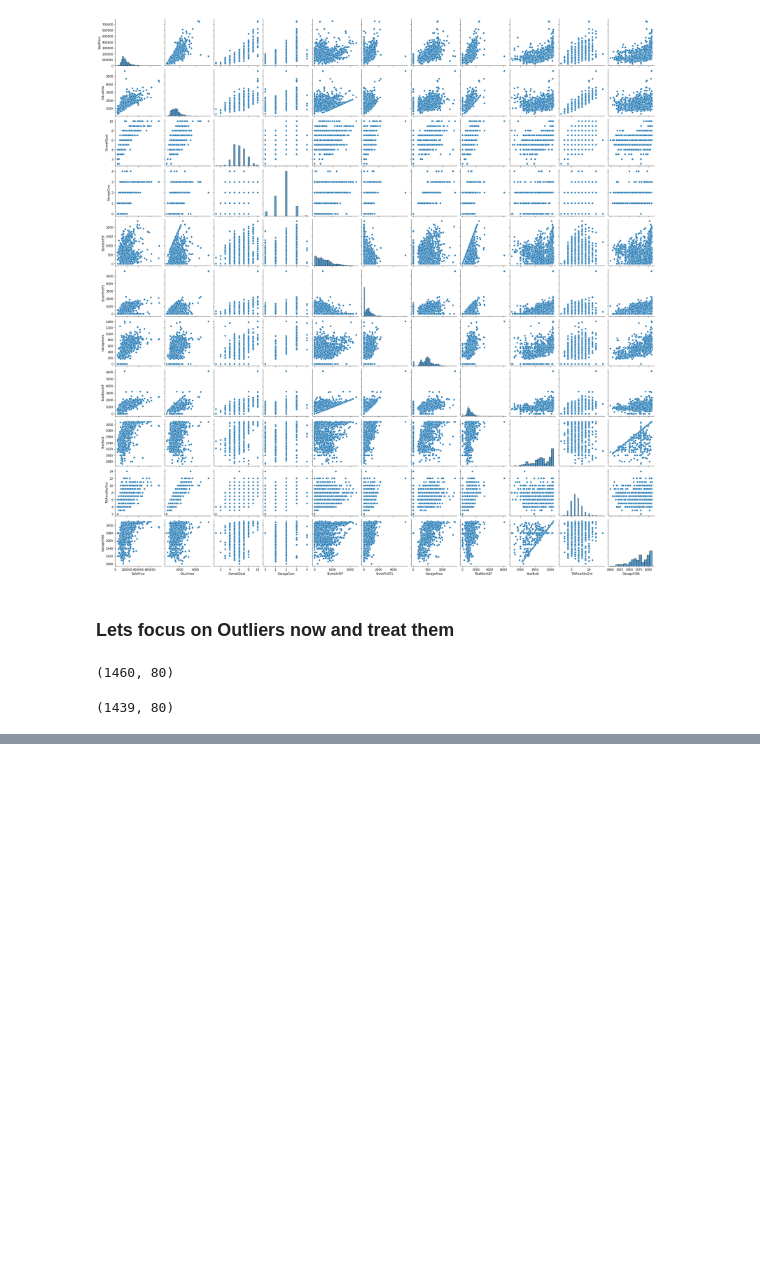
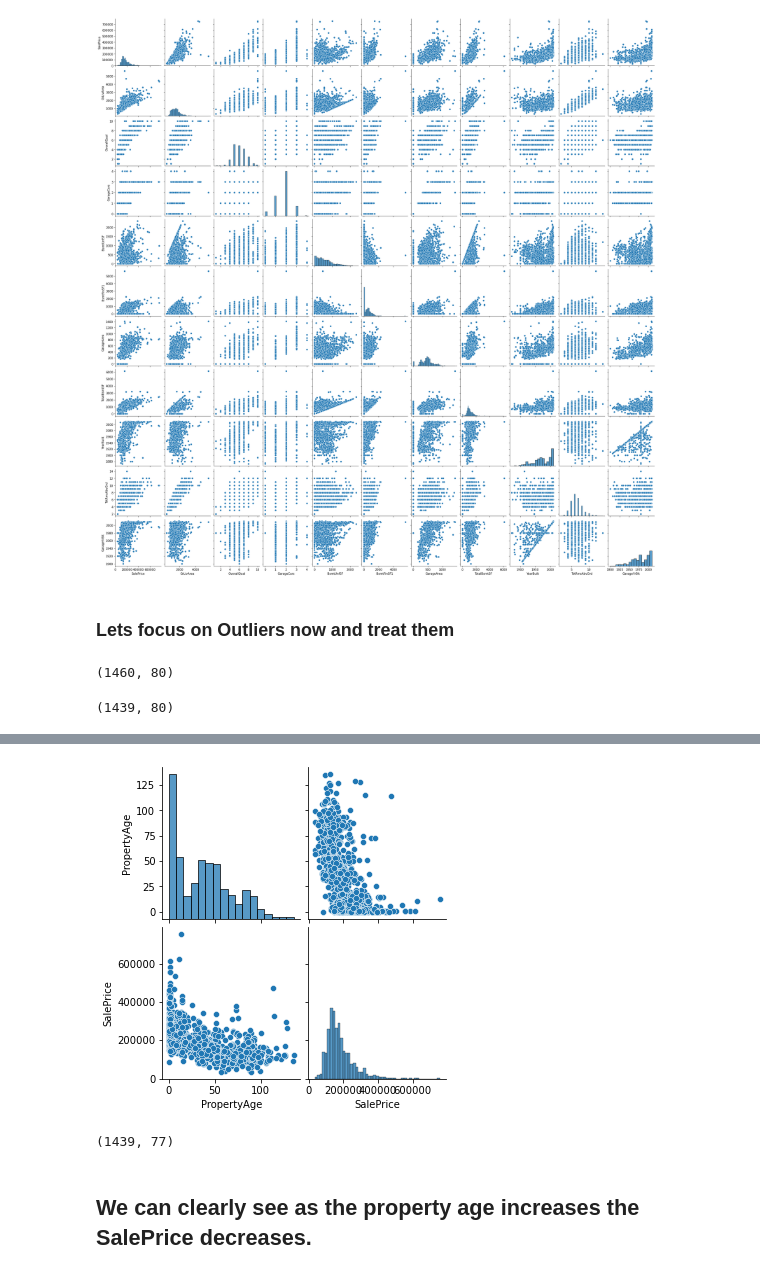
Before and after one commit to kc11381/Housing_Price_Prediction_Case_Study, a Jupyter notebook: house_price_prediction.ipynb, the cells around one changed output, grey strips where cells are left out. Drawn from its saved outputs; the diff is of its cells as text; code cells hidden in the pictures; blank space fills up the shorter version.

```diff
--- a/house_price_prediction.ipynb
+++ b/house_price_prediction.ipynb
@@ -266,0 +269,3 @@ housing_df.shape
+# %%
+# Creating a derived column for age of property.
+housing_df['PropertyAge'] = housing_df['YrSold'] - housing_df['YearBuilt']
@@ -266,0 +282,6 @@ housing_df.shape
+# %%
+# Lets see its scatter plot against SalePrice to validate our assumption that it matters.
+sns.pairplot(housing_df[['PropertyAge', 'SalePrice']])
+plt.show()
+# %% [output]
+[figure, added]
@@ -266,0 +291,6 @@ housing_df.shape
+# %%
+housing_df.shape
+# %% [output]
+(1439, 77)
+# %% [markdown]
+## We can clearly see as the property age increases the SalePrice decreases.
```
Also changed, not shown: parts of 10 cells of this notebook.
